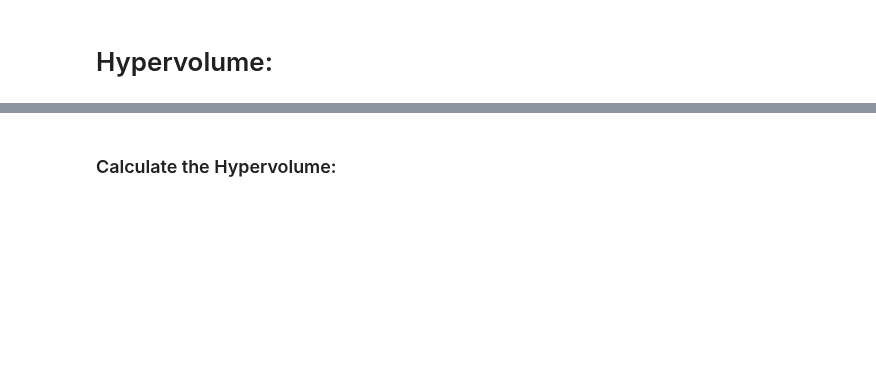
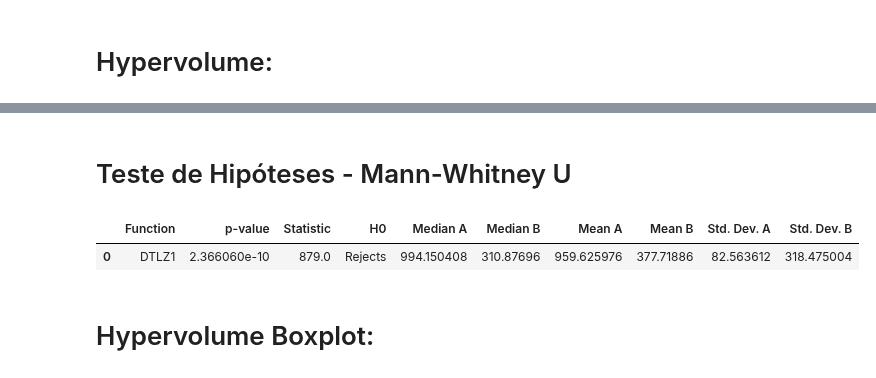
Before and after one commit to LeoVAF/Mesh-python, a Jupyter notebook: scripts/metrics.ipynb, the cells around one changed output, grey strips where cells are left out. Saved outputs shown, nothing was run; the diff lists cells and outputs as text; code cells hidden in the pictures; blank space fills up the shorter version.

```diff
--- a/scripts/metrics.ipynb
+++ b/scripts/metrics.ipynb
@@ -36,2 +108,35 @@ for i in range(num_dataset):
+# %% [markdown]
+# Teste de Hipóteses - Mann-Whitney U
+# %%
+# Significance level
+alpha = 0.05
+# Store the groups for the Mann-Whitney U test
+results_a = results_mesh
+results_b = results_nsga
+
+# Create the pandas DataFrame columns
+columns = ['Function', 'p-value', 'Statistic', 'H0', 'Median A', 'Median B', 'Mean A', 'Mean B', 'Std. Dev. A', 'Std. Dev. B']
+# Store the datas
+test_data = []
+for i in range(min(len(results_a), len(results_b))):
+  group_a = []
+  group_b = []
+  for j in range(len(results[i])-1):
+    group_a.append(indicator(results_a[i][j+1]["F"]))
+    group_b.append(indicator(results_b[i][j+1]["F"]))
+  func = experiment_names[i]
+  # Perform the Mann-Whitney U test
+  stat, p_valor = mannwhitneyu(group_a, group_b, alternative='two-sided')
+  test_data.append([func.upper(), p_valor, stat, 'Accepts' if p_valor > alpha else 'Rejects',
+                    statistics.median(group_a), statistics.median(group_b),
+                    statistics.mean(group_a), statistics.mean(group_b),
+                    statistics.stdev(group_a), statistics.stdev(group_b)])
+
+# Create the DataFrame for the Mann-Whitney U test results
+df_statistic = pd.DataFrame(test_data, columns=columns)
+df_statistic
+# %% [output]
+|  | Function | p-value | Statistic | H0 | Median A | Median B | Mean A | Mean B | Std. Dev. A | Std. Dev. B |
+| 0 | DTLZ1 | 2.366060e-10 | 879.0 | Rejects | 994.150408 | 310.87696 | 959.625976 | 377.71886 | 82.563612 | 318.475004 |
 # %% [markdown]
-### Calculate the Hypervolume:
+# Hypervolume Boxplot:
```
Also changed, not shown: parts of 6 cells of this notebook, 3 other files.
